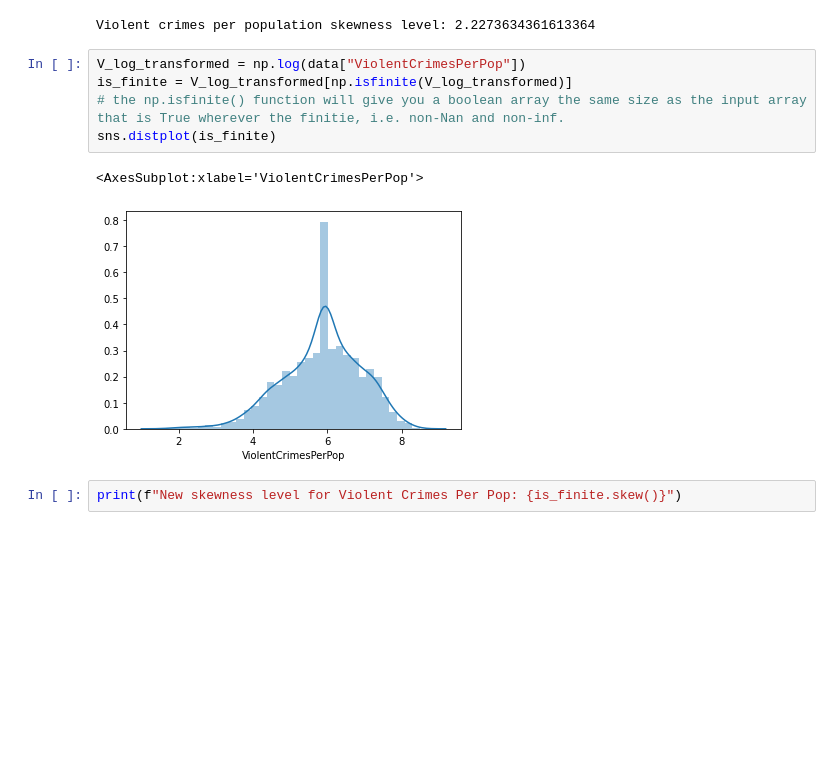
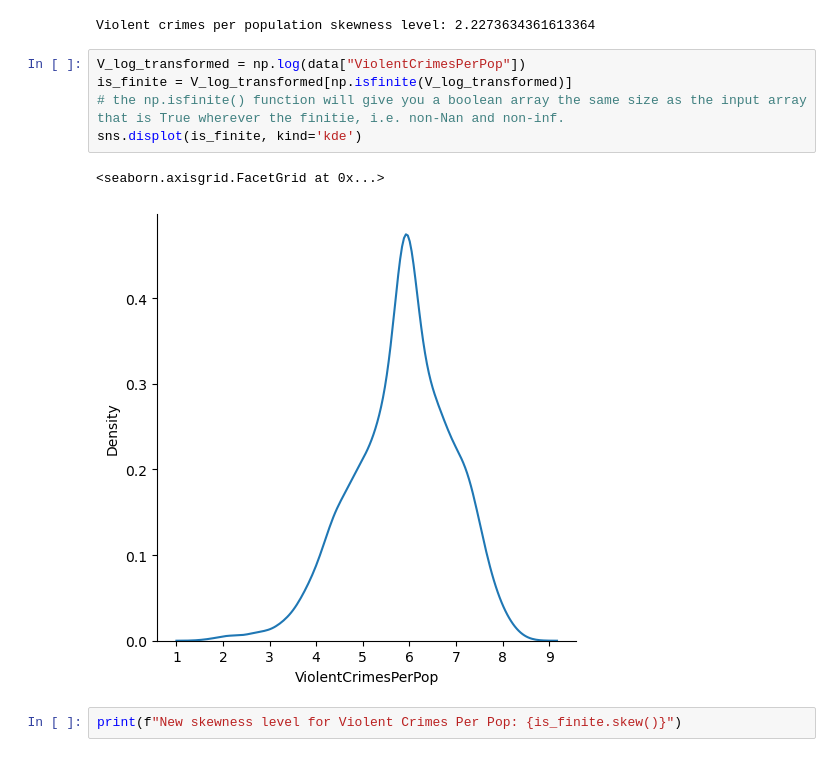
Before and after one commit to Kasheme/Data-Science, a Jupyter notebook: US-Crime-Communities/US Crime Notebook EDA.ipynb, the cells around one changed output. Cells and saved outputs as stored; diff of their text form; blank space fills up the shorter version.

```diff
--- a/US-Crime-Communities/US Crime Notebook EDA.ipynb
+++ b/US-Crime-Communities/US Crime Notebook EDA.ipynb
@@ -528,11 +550,11 @@ Violent crimes per population skewness level: 2.2273634361613364
 # %%
 V_log_transformed = np.log(data["ViolentCrimesPerPop"])
 is_finite = V_log_transformed[np.isfinite(V_log_transformed)]
 # the np.isfinite() function will give you a boolean array the same size as the input array that is True wherever the finitie, i.e. non-Nan and non-inf.
-sns.distplot(is_finite)
+sns.displot(is_finite, kind='kde')
 # %% [output]
-<AxesSubplot:xlabel='ViolentCrimesPerPop'>
+<seaborn.axisgrid.FacetGrid at 0x...>
-[figure, old version]
+[figure, new version]
 # %%
 print(f"New skewness level for Violent Crimes Per Pop: {is_finite.skew()}")
 # %% [output]
```
Also changed, not shown: parts of 45 cells of this notebook.
